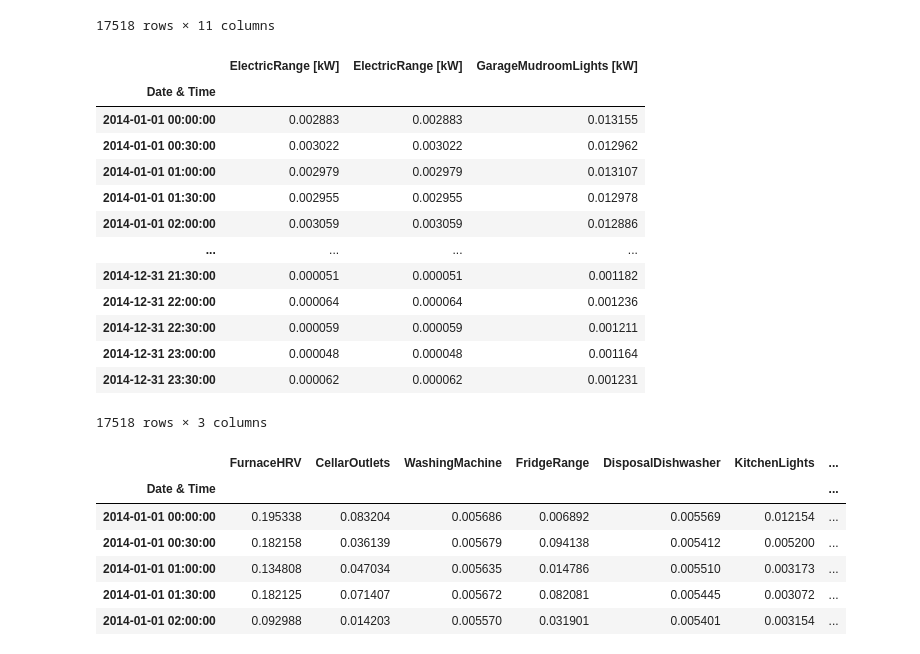
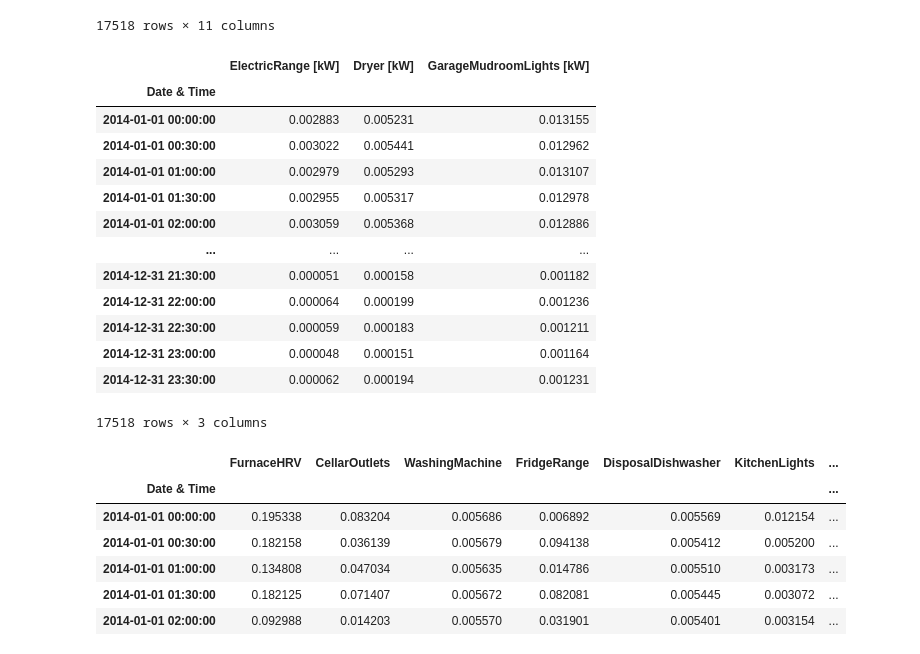
Before and after one commit to joaonpsilva/Tese_House_Energy_Prediciton, a Jupyter notebook: Energy_Pred_MultiVariate-Copy1.ipynb, the cells around one changed output. Cells and saved outputs as stored; diff of their text form; code cells hidden in the pictures.

```diff
--- a/Energy_Pred_MultiVariate-Copy1.ipynb
+++ b/Energy_Pred_MultiVariate-Copy1.ipynb
@@ -39,22 +39,22 @@ df1
 # %%
 df2 = pd.read_csv("../datsets/dataset2/HomeA-electrical/HomeA/2014/HomeA-meter3_2014.csv", delimiter = ',')
 df2['Date & Time']= pd.to_datetime(df2['Date & Time'], format='%Y-%m-%d %H:%M:%S')
 df2 = df2.set_index(df2['Date & Time'])
 df2 = df2[~df2.index.duplicated(keep='first')]
-df2 = df2[['ElectricRange [kW]', 'ElectricRange [kW]', 'GarageMudroomLights [kW]']]
+df2 = df2[['ElectricRange [kW]', 'Dryer [kW]', 'GarageMudroomLights [kW]']]
 df2
 # %% [output]
-|  | ElectricRange [kW] | ElectricRange [kW] | GarageMudroomLights [kW] |
+|  | ElectricRange [kW] | Dryer [kW] | GarageMudroomLights [kW] |
 | Date & Time |  |  |  |
-| 2014-01-01 00:00:00 | 0.002883 | 0.002883 | 0.013155 |
-| 2014-01-01 00:30:00 | 0.003022 | 0.003022 | 0.012962 |
-| 2014-01-01 01:00:00 | 0.002979 | 0.002979 | 0.013107 |
-| 2014-01-01 01:30:00 | 0.002955 | 0.002955 | 0.012978 |
-| 2014-01-01 02:00:00 | 0.003059 | 0.003059 | 0.012886 |
+| 2014-01-01 00:00:00 | 0.002883 | 0.005231 | 0.013155 |
+| 2014-01-01 00:30:00 | 0.003022 | 0.005441 | 0.012962 |
+| 2014-01-01 01:00:00 | 0.002979 | 0.005293 | 0.013107 |
+| 2014-01-01 01:30:00 | 0.002955 | 0.005317 | 0.012978 |
+| 2014-01-01 02:00:00 | 0.003059 | 0.005368 | 0.012886 |
 | ... | ... | ... | ... |
-| 2014-12-31 21:30:00 | 0.000051 | 0.000051 | 0.001182 |
-| 2014-12-31 22:00:00 | 0.000064 | 0.000064 | 0.001236 |
-| 2014-12-31 22:30:00 | 0.000059 | 0.000059 | 0.001211 |
-| 2014-12-31 23:00:00 | 0.000048 | 0.000048 | 0.001164 |
-| 2014-12-31 23:30:00 | 0.000062 | 0.000062 | 0.001231 |
+| 2014-12-31 21:30:00 | 0.000051 | 0.000158 | 0.001182 |
+| 2014-12-31 22:00:00 | 0.000064 | 0.000199 | 0.001236 |
+| 2014-12-31 22:30:00 | 0.000059 | 0.000183 | 0.001211 |
+| 2014-12-31 23:00:00 | 0.000048 | 0.000151 | 0.001164 |
+| 2014-12-31 23:30:00 | 0.000062 | 0.000194 | 0.001231 |
 17518 rows × 3 columns
```
Also changed, not shown: parts of 9 cells of this notebook.
